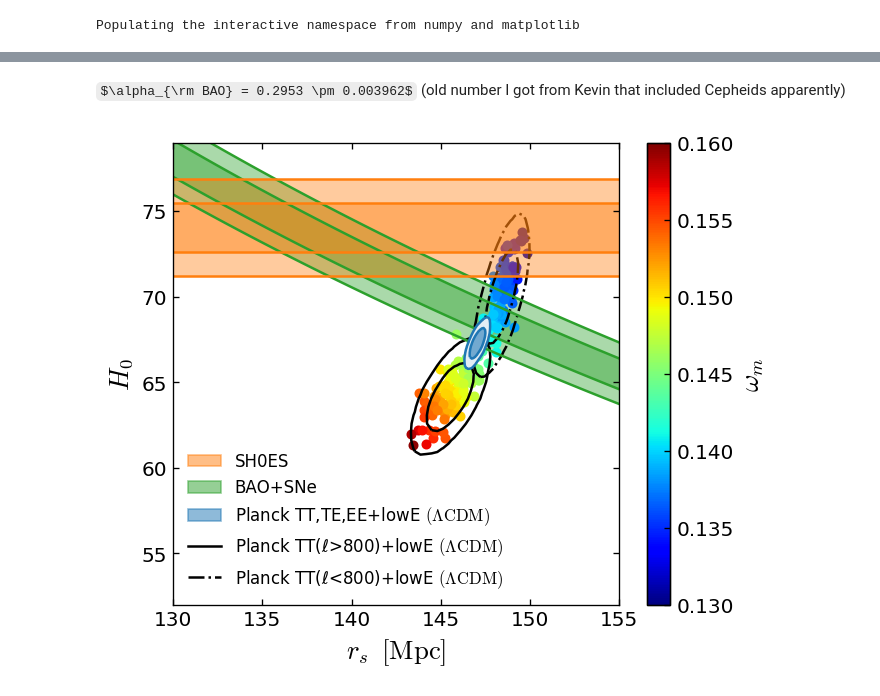
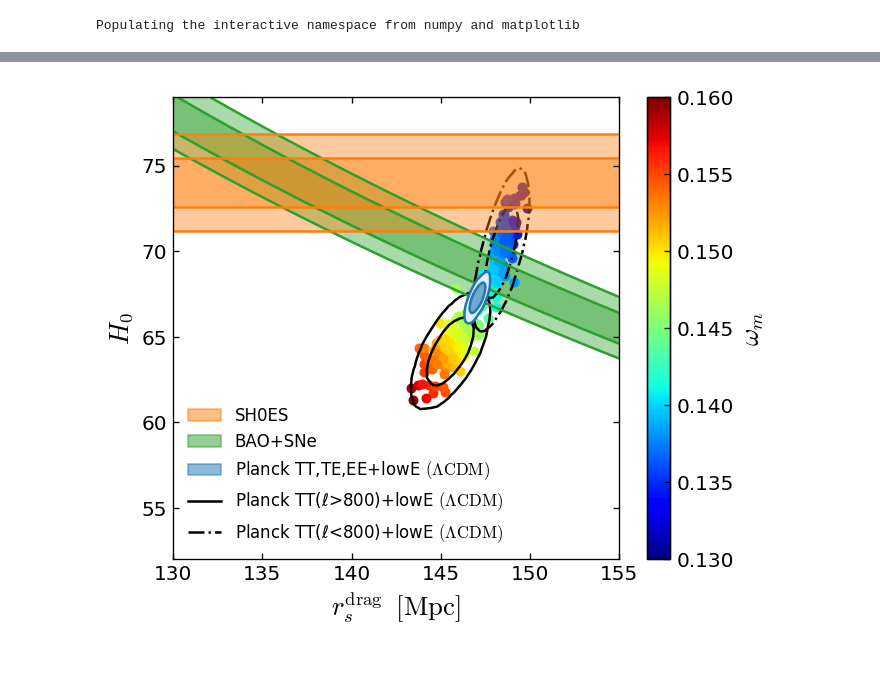
Before and after one commit to marius311/hubblehunters, a Jupyter notebook: rs-H0.ipynb, the cells around one changed output, grey strips where cells are left out. Drawn from its saved outputs; the diff is of its cells as text; code cells hidden in the pictures; some formulas as TeX source; blank space fills up the shorter version.

```diff
--- a/rs-H0.ipynb
+++ b/rs-H0.ipynb
@@ -15,12 +11,10 @@ bao = load_cosmomc_chain("/home/marius/work/planck/chains/base/BAO_Cooke17_Panth
+# %%
+planck = load_cosmomc_chain("dat/plikHM_TTTEEE_lowl_lowE/base_plikHM_TTTEEE_lowl_lowE");
+lowl   = load_cosmomc_chain("dat/pliklite_TT_lowl_lmax801_lowE/base_pliklite_TT_lowl_lmax801_lowE")
+highl  = load_cosmomc_chain("dat/pliklite_TT_lmin802_lowE/base_pliklite_TT_lmin802_lowE")
 # %%
-SH0ES = (74.03, 1.42)
+directH0 =  (74.03, 1.42)
-# %%
-# directH0 = (73.3, 0.8)
-directH0 = SH0ES
-# %% [markdown]
-$\alpha_{\rm BAO} = 0.2953 \pm 0.003962$ (old number I got from Kevin that included Cepheids apparently)
 # %%
-αBAO = 0.2954
-σαBAO = 0.004055
+αBAO,σαBAO = 0.2954, 0.004055
 # %%
 rs = linspace(130,160)
@@ -49,34 +40,32 @@ highl.join().like2d("rdrag*","H0*", nbins=25, smooth=0.9, c="k", linestyles="-",
 highl.join().likepoints("rdrag*","H0*","omegamh2*", npoints=100, zorder=1, cmap=get_cmap("jet"), cax=cax, clim=(0.13,0.16))
 
 
 
 for x in [1,2]:
     fill_between(xlim(), *[[directH0[0] + a*x*directH0[1]] for a in [-1,1]], color="C1", alpha=0.4, lw=0)
     for a in [-1,1]:
         plot(xlim(), [directH0[0] + a*x*directH0[1]]*2, color="C1")
 
-xlabel(r"$r_s \;\; [\rm Mpc]$")
+xlabel(r"$r_s^{\rm drag} \;\; [\rm Mpc]$")
 ylabel(r"$H_0$")
 
 xlim(130,155)
 ylim(52,79)
 
 from matplotlib.patches import Patch
 
 legend_elements = [
 
     Patch(color="C1", alpha=0.5, label="SH0ES"),
     Patch(color="C2", alpha=0.5, label="BAO+SNe"),
     Patch(color="C0", alpha=0.5, label=r"Planck TT,TE,EE+lowE $(\Lambda \rm CDM)$"),
     Line2D([0],[0],c="k", label=r"Planck TT(ℓ>800)+lowE $(\Lambda \rm CDM)$"),
     Line2D([0],[0],c="k", label=r"Planck TT(ℓ<800)+lowE $(\Lambda \rm CDM)$", ls="-.")
 ]
 
-# plot(147, 71, "kx", markersize=10, markeredgewidth=4)
-
 cax.set_ylabel("$\omega_m$")
 
 legend(handles=legend_elements, loc="lower left", fontsize=10)
 savefig("paper/Figures/rs-H0.pdf", bbox_inches="tight")
 # %% [output]
-[figure, old version]
+[figure, new version]
```
Also changed, not shown: parts of 5 cells of this notebook, 6 other files.
